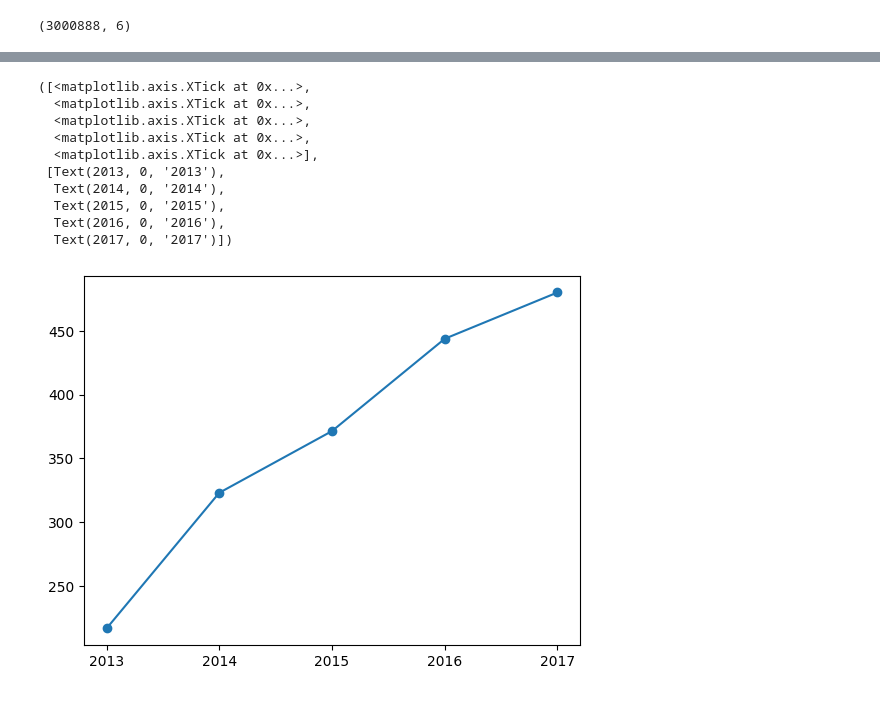
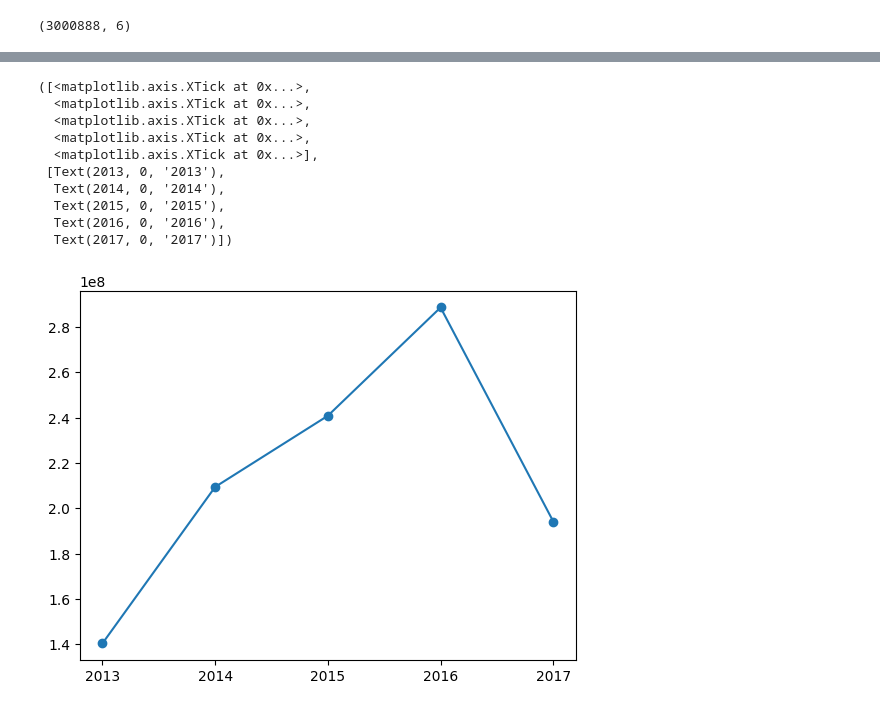
Before and after one commit to acies-udaykiran-rachamsetty/Capstone-Project, a Jupyter notebook: Notebooks/train.ipynb, the cells around one changed output, grey strips where cells are left out. Drawn from its saved outputs; the diff is of its cells as text; code cells hidden in the pictures.

```diff
--- a/Notebooks/train.ipynb
+++ b/Notebooks/train.ipynb
@@ -66,19 +52,20 @@ sns.histplot(data = train, x = 'onpromotion')
 # %%
-train['year'] = pd.DatetimeIndex(train['date']).year
+train['date'] = pd.to_datetime(train['date'])
+train['year'] = train['date'].dt.year
 
-yearly_data = train.groupby('year')['sales'].mean().reset_index()
+yearly_data = train.groupby('year')['sales'].sum().reset_index()
 plt.plot(yearly_data['year'], yearly_data['sales'], marker='o')
 
 plt.xticks(range(2013, 2018))
 # %% [output]
 ([<matplotlib.axis.XTick at 0x...>,
   <matplotlib.axis.XTick at 0x...>,
   <matplotlib.axis.XTick at 0x...>,
   <matplotlib.axis.XTick at 0x...>,
   <matplotlib.axis.XTick at 0x...>],
  [Text(2013, 0, '2013'),
   Text(2014, 0, '2014'),
   Text(2015, 0, '2015'),
   Text(2016, 0, '2016'),
   Text(2017, 0, '2017')])
-[figure, old version]
+[figure, new version]
```
Also changed, not shown: parts of 28 cells of this notebook, 9 other files.
